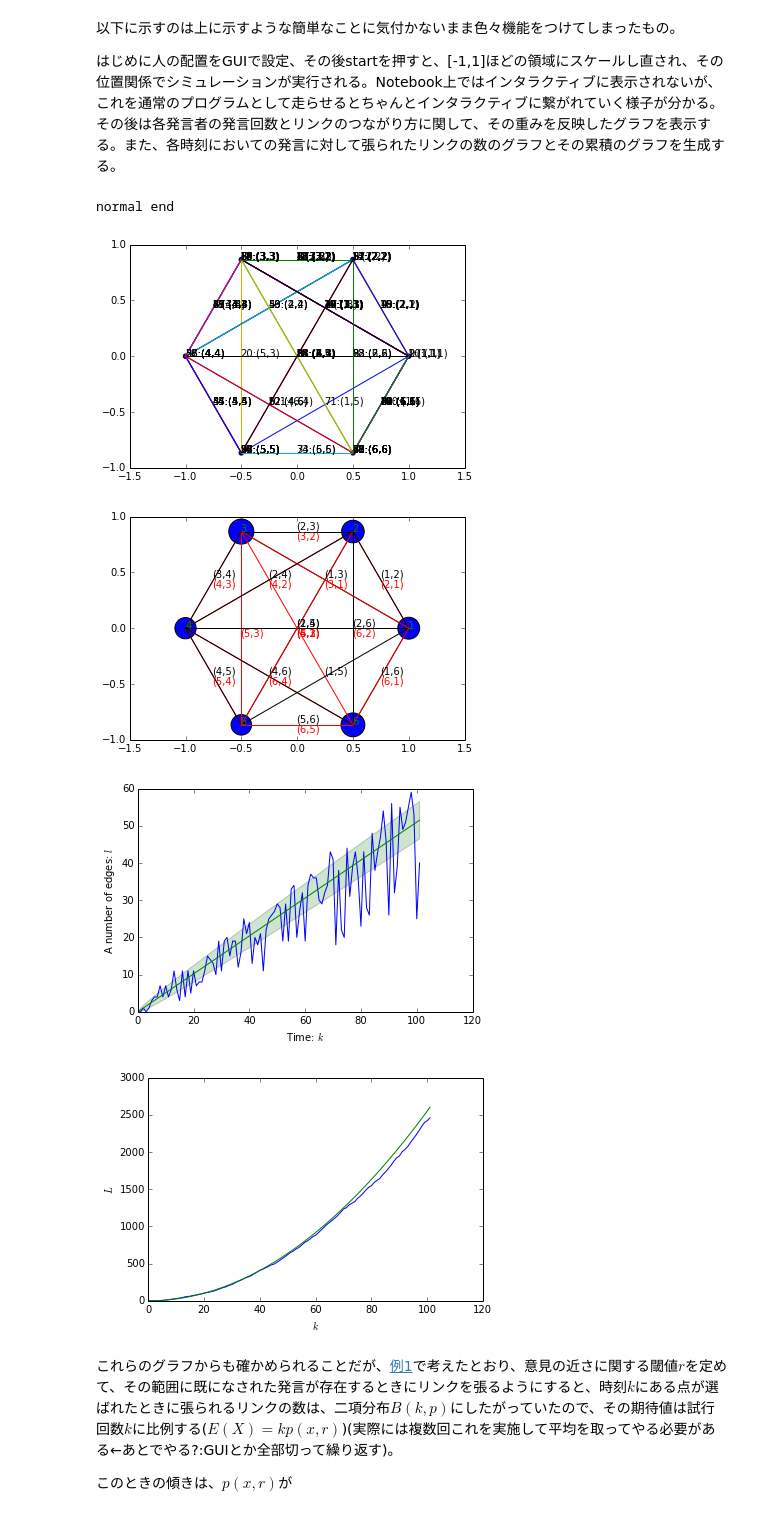
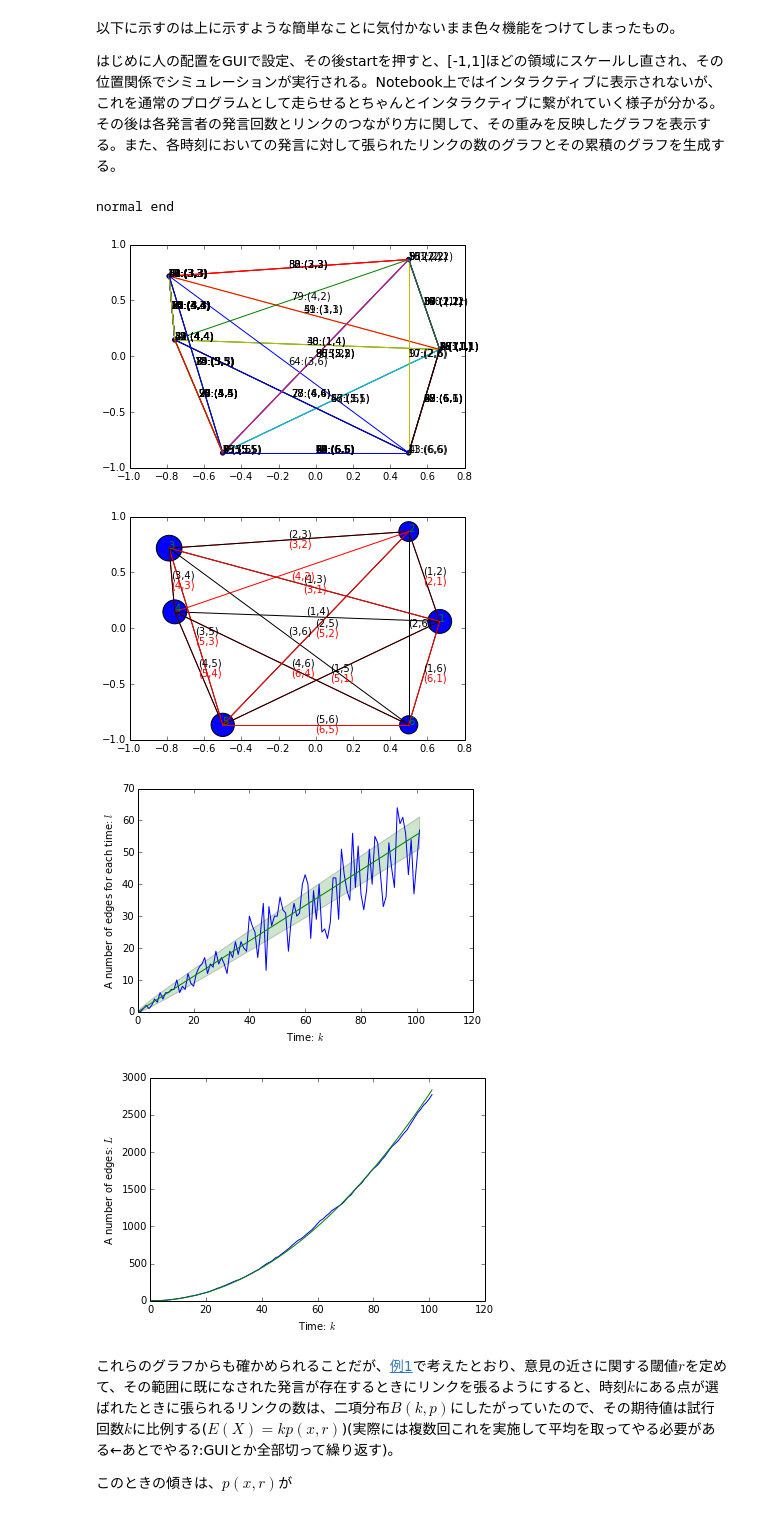
Before and after one commit to ssh0/sotsuron, a Jupyter notebook: simple2/simple2.ipynb, the cells around one changed output. Saved outputs shown, nothing was run; the diff lists cells and outputs as text; code cells hidden in the pictures.

Commit message:
add images

```diff
--- a/simple2/simple2.ipynb
+++ b/simple2/simple2.ipynb
@@ -392,13 +391,13 @@ class Oval:
         self.x = event.x
         self.y = event.y
 # %%
-main = Main(radius=0.3)
+main = Main(radius=1/3.)
 # %% [output]
 normal end
-[figure, old version]
+[figure, new version]
-[figure, old version]
+[figure, new version]
-[figure, old version]
+[figure, new version]
-[figure, old version]
+[figure, new version]
 # %% [markdown]
 これらのグラフからも確かめられることだが、[例1](../simple1/simple1.ipynb)で考えたとおり、意見の近さに関する閾値$r$を定めて、その範囲に既になされた発言が存在するときにリンクを張るようにすると、時刻$k$にある点が選ばれたときに張られるリンクの数は、二項分布$B(k, p)$にしたがっていたので、その期待値は試行回数$k$に比例する($E(X) = kp(x,r)$)(実際には複数回これを実施して平均を取ってやる必要がある←あとでやる?:GUIとか全部切って繰り返す)。
 
```
Also changed, not shown: parts of 1 cell of this notebook, 20 other files.
